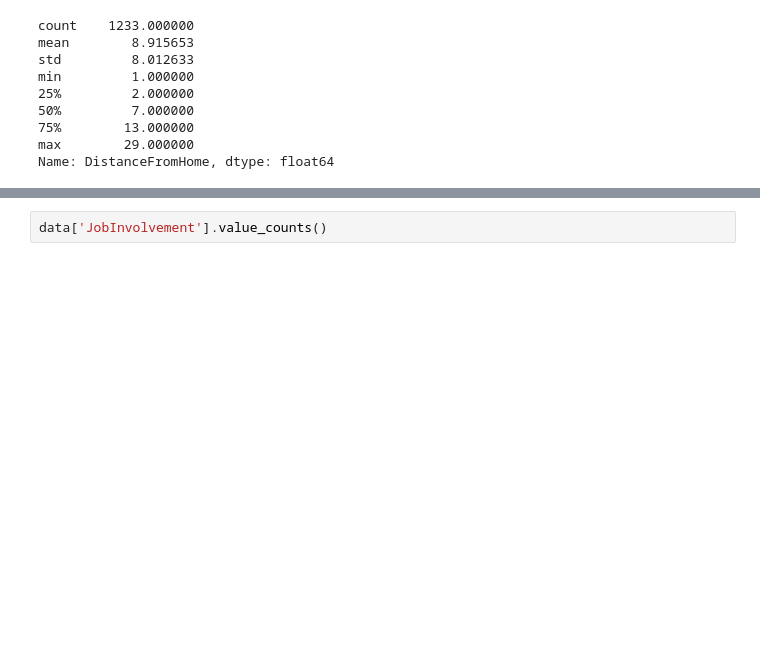
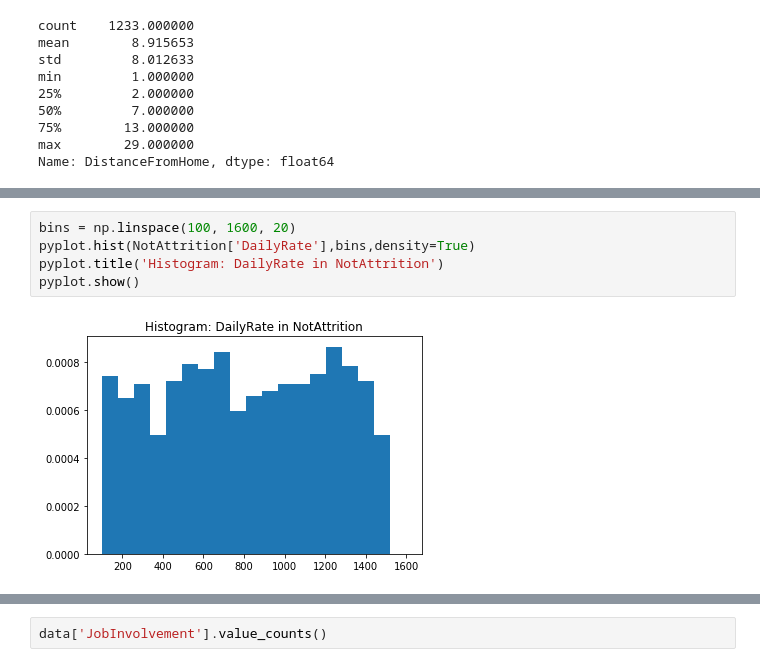
Before and after one commit to tcthanh812/CBD-Robotics, a Jupyter notebook: Assignment 2.ipynb, the cells around one changed output, grey strips where cells are left out. Drawn from its saved outputs; the diff is of its cells as text; blank space fills up the shorter version.

```diff
--- a/Assignment 2.ipynb
+++ b/Assignment 2.ipynb
@@ -348,0 +385,7 @@ We can conclude that distance from home in Attrition group seems to be larger th
+# %%
+bins = np.linspace(100, 1600, 20)
+pyplot.hist(NotAttrition['DailyRate'],bins,density=True)
+pyplot.title('Histogram: DailyRate in NotAttrition')
+pyplot.show()
+# %% [output]
+[figure, added]
```
Also changed, not shown: parts of 47 cells of this notebook.
